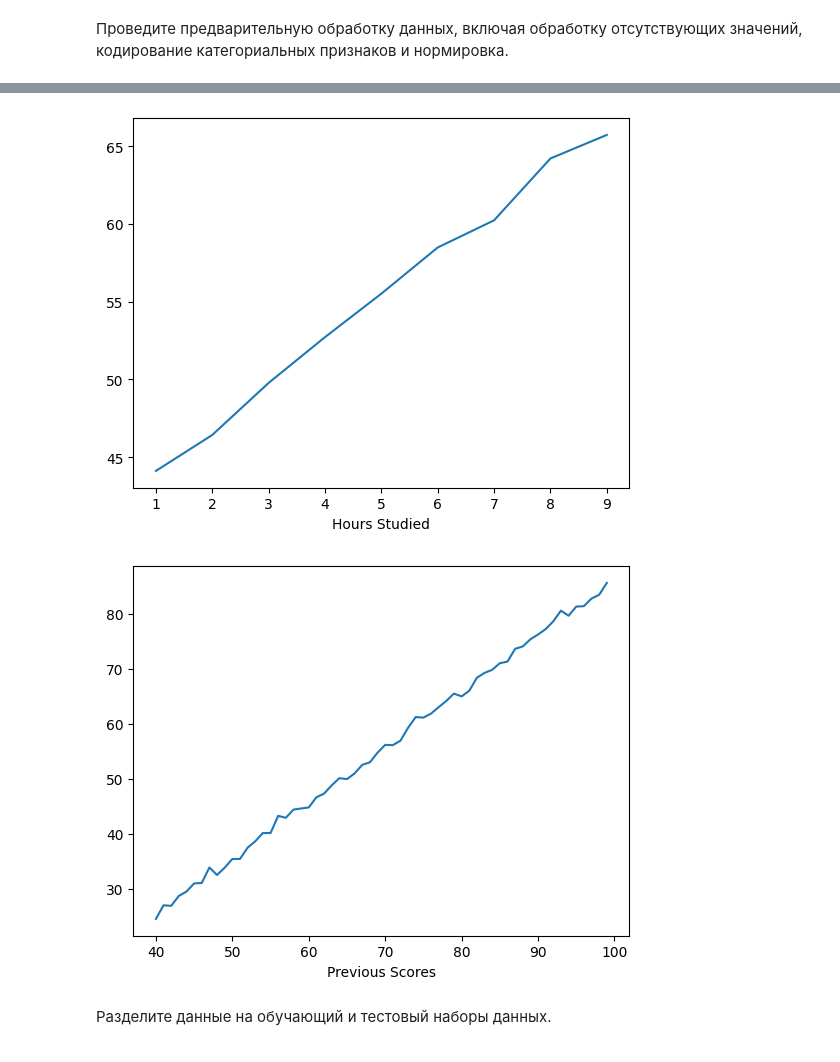
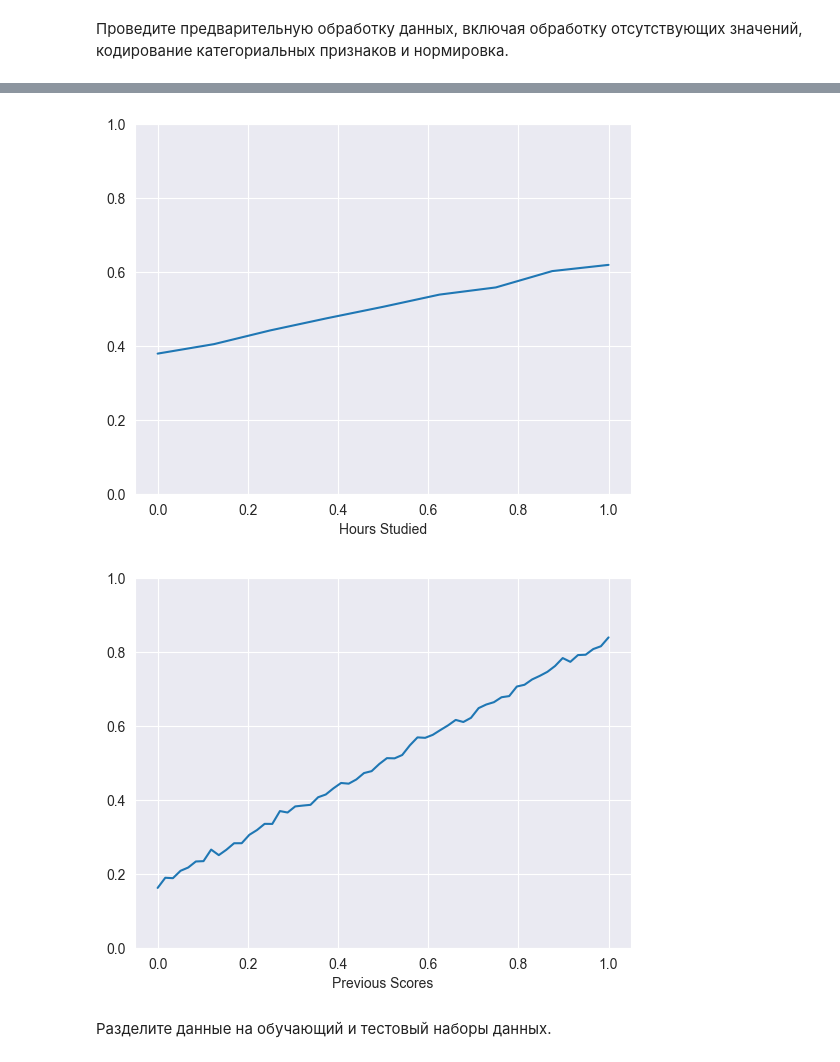
Before and after one commit to filberol/labs_sii, a Jupyter notebook: lab4/lab4_linear_regression.ipynb, the cells around one changed output, grey strips where cells are left out. Saved outputs shown, nothing was run; the diff lists cells and outputs as text; code cells hidden in the pictures.

```diff
--- a/lab4/lab4_linear_regression.ipynb
+++ b/lab4/lab4_linear_regression.ipynb
@@ -50,0 +51,10 @@ array([[<Axes: title={'center': 'Hours Studied'}>,
+# %%
+cols_boxplot = list(data.columns)
+cols_boxplot.remove("Performance Index")
+
+for column in cols_boxplot:
+    grouped_data = data.groupby(column)["Performance Index"]
+    grouped_data_frames = [group for _, group in grouped_data]
+    plt.boxplot(grouped_data_frames, labels=grouped_data.groups.keys())
+    plt.xlabel(column)
+    plt.show()
@@ -57,15 +73,20 @@ sb.heatmap(corr_matrix, cmap="Blues")
+# %%
+for column in data.columns:
+    min_v = data[column].min()
+    max_v = data[column].max()
+    data[column] = (data[column] - min_v) / (max_v - min_v)
 # %%
 study_means = data.groupby("Hours Studied").mean()
-plt.plot(study_means["Performance Index"])
+plt.plot(study_means["Performance Index"], scaley=False)
 plt.xlabel("Hours Studied")
 plt.show()
 prev_score_means = data.groupby("Previous Scores").mean()
-plt.plot(prev_score_means["Performance Index"],)
+plt.plot(prev_score_means["Performance Index"], scaley=False)
 plt.xlabel("Previous Scores")
 plt.show()
 # %% [output]
-[figure, old version]
+[figure, new version]
-[figure, old version]
+[figure, new version]
 # %% [markdown]
 Разделите данные на обучающий и тестовый наборы данных.
 # %%
```
Also changed, not shown: parts of 8 cells of this notebook.
